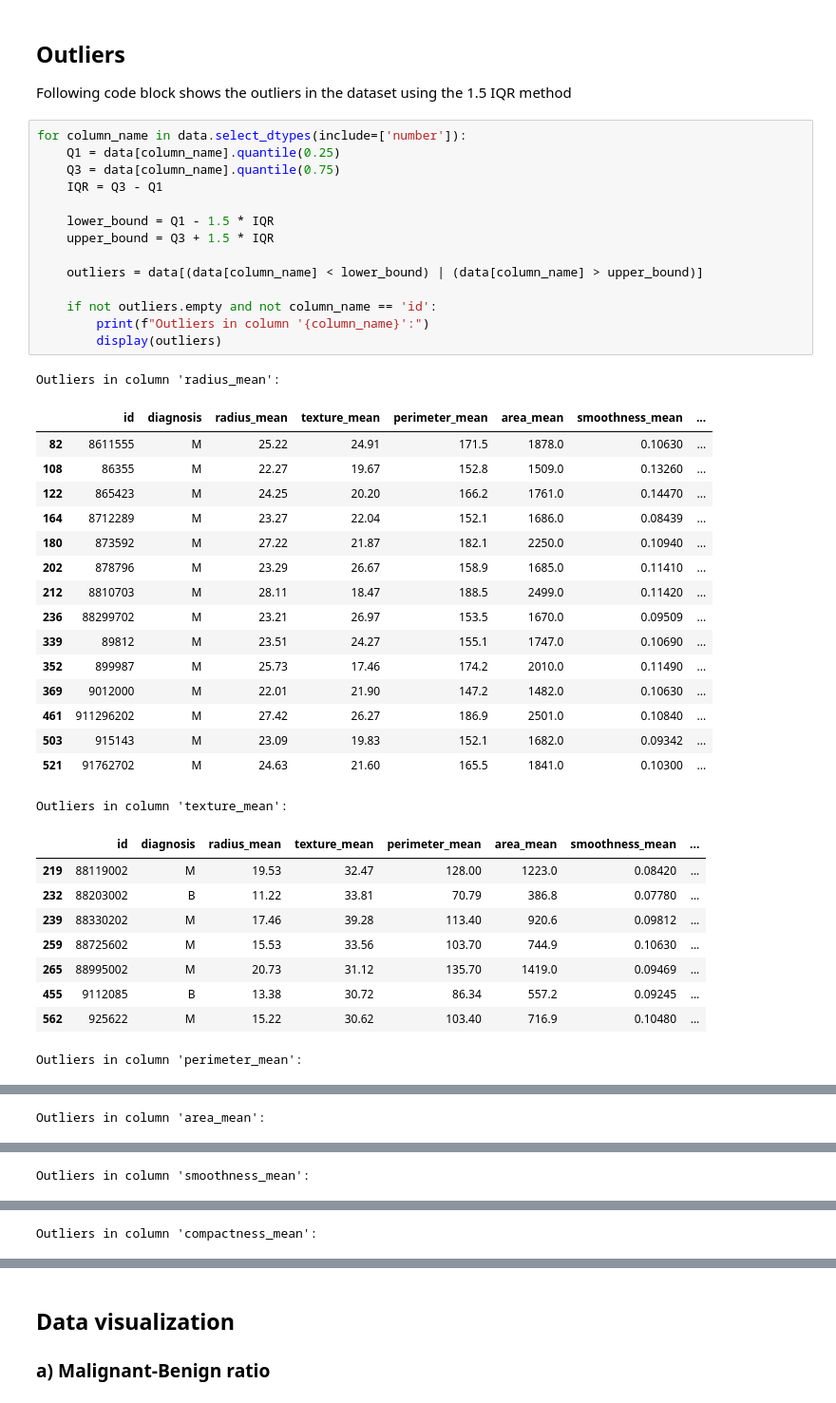
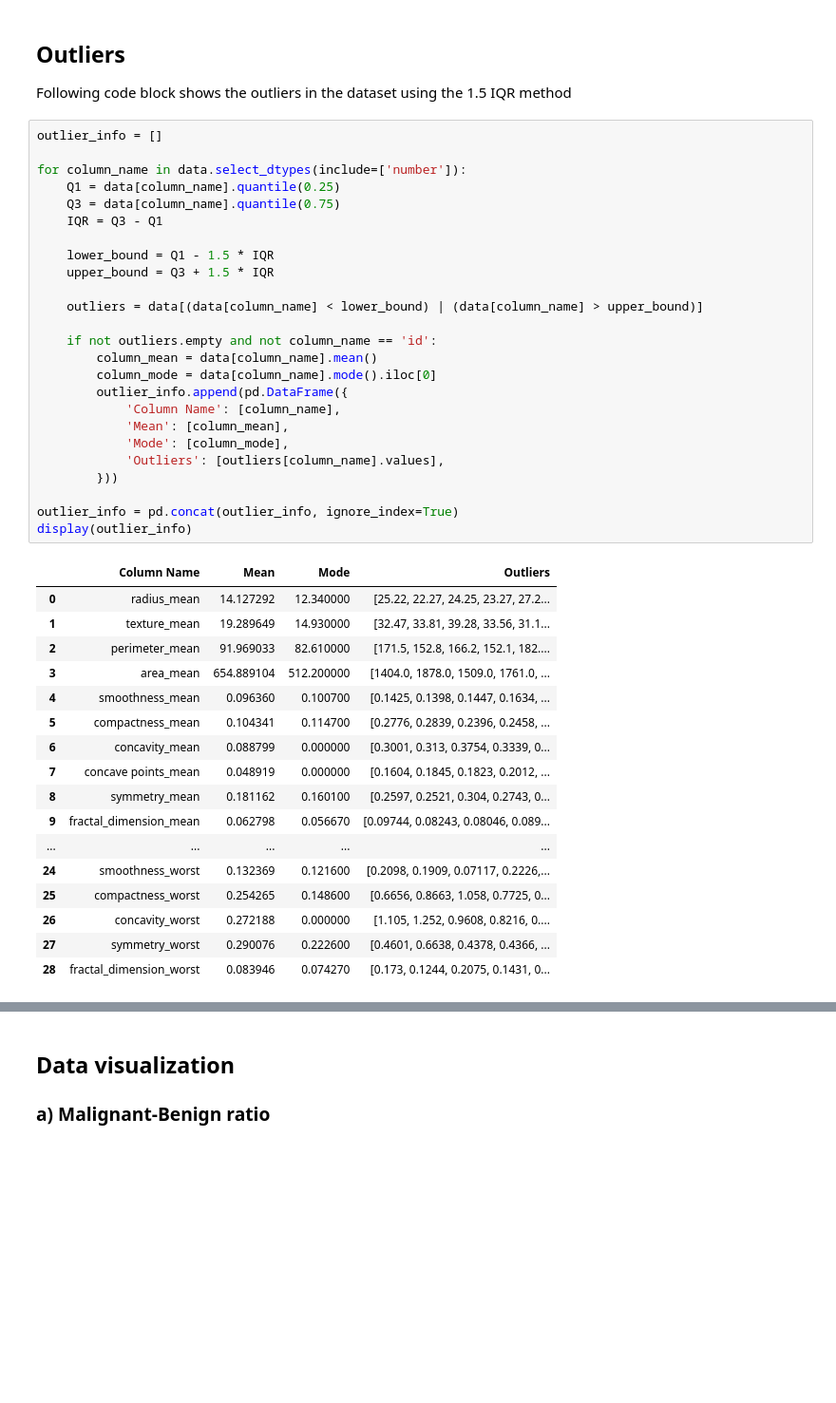
Before and after one commit to matijapavlovic8/breast-cancer-classification, a Jupyter notebook: breast-cancer-classification.ipynb, the cells around one changed output, grey strips where cells are left out. Shown at 95% size. Drawn from its saved outputs; the diff is of its cells as text; blank space fills up the shorter version.

Commit message:
Outlier info format fix.

```diff
--- a/breast-cancer-classification.ipynb
+++ b/breast-cancer-classification.ipynb
@@ -79,43 +79,45 @@ None
 
 Following code block shows the outliers in the dataset using the 1.5 IQR method
 # %%
+outlier_info = []
+
 for column_name in data.select_dtypes(include=['number']):
     Q1 = data[column_name].quantile(0.25)
     Q3 = data[column_name].quantile(0.75)
     IQR = Q3 - Q1
 
     lower_bound = Q1 - 1.5 * IQR
     upper_bound = Q3 + 1.5 * IQR
 
     outliers = data[(data[column_name] < lower_bound) | (data[column_name] > upper_bound)]
 
     if not outliers.empty and not column_name == 'id':
-        print(f"Outliers in column '{column_name}':")
-        display(outliers)
+        column_mean = data[column_name].mean()
+        column_mode = data[column_name].mode().iloc[0]
+        outlier_info.append(pd.DataFrame({
+            'Column Name': [column_name],
+            'Mean': [column_mean],
+            'Mode': [column_mode],
+            'Outliers': [outliers[column_name].values],
+        }))
+
+outlier_info = pd.concat(outlier_info, ignore_index=True)
+display(outlier_info)
 # %% [output]
-Outliers in column 'radius_mean':
-|  | id | diagnosis | radius_mean | texture_mean | perimeter_mean | area_mean | smoothness_mean | ... |
-| 82 | 8611555 | M | 25.22 | 24.91 | 171.5 | 1878.0 | 0.10630 | ... |
-| 108 | 86355 | M | 22.27 | 19.67 | 152.8 | 1509.0 | 0.13260 | ... |
-| 122 | 865423 | M | 24.25 | 20.20 | 166.2 | 1761.0 | 0.14470 | ... |
-| 164 | 8712289 | M | 23.27 | 22.04 | 152.1 | 1686.0 | 0.08439 | ... |
-| 180 | 873592 | M | 27.22 | 21.87 | 182.1 | 2250.0 | 0.10940 | ... |
-| 202 | 878796 | M | 23.29 | 26.67 | 158.9 | 1685.0 | 0.11410 | ... |
-| 212 | 8810703 | M | 28.11 | 18.47 | 188.5 | 2499.0 | 0.11420 | ... |
-| 236 | 88299702 | M | 23.21 | 26.97 | 153.5 | 1670.0 | 0.09509 | ... |
-| 339 | 89812 | M | 23.51 | 24.27 | 155.1 | 1747.0 | 0.10690 | ... |
-| 352 | 899987 | M | 25.73 | 17.46 | 174.2 | 2010.0 | 0.11490 | ... |
-| 369 | 9012000 | M | 22.01 | 21.90 | 147.2 | 1482.0 | 0.10630 | ... |
-| 461 | 911296202 | M | 27.42 | 26.27 | 186.9 | 2501.0 | 0.10840 | ... |
-| 503 | 915143 | M | 23.09 | 19.83 | 152.1 | 1682.0 | 0.09342 | ... |
-| 521 | 91762702 | M | 24.63 | 21.60 | 165.5 | 1841.0 | 0.10300 | ... |
+|  | Column Name | Mean | Mode | Outliers |
+| 0 | radius_mean | 14.127292 | 12.340000 | [25.22, 22.27, 24.25, 23.27, 27.2... |
+| 1 | texture_mean | 19.289649 | 14.930000 | [32.47, 33.81, 39.28, 33.56, 31.1... |
+| 2 | perimeter_mean | 91.969033 | 82.610000 | [171.5, 152.8, 166.2, 152.1, 182.... |
+| 3 | area_mean | 654.889104 | 512.200000 | [1404.0, 1878.0, 1509.0, 1761.0, ... |
+| 4 | smoothness_mean | 0.096360 | 0.100700 | [0.1425, 0.1398, 0.1447, 0.1634, ... |
+| 5 | compactness_mean | 0.104341 | 0.114700 | [0.2776, 0.2839, 0.2396, 0.2458, ... |
+| 6 | concavity_mean | 0.088799 | 0.000000 | [0.3001, 0.313, 0.3754, 0.3339, 0... |
+| 7 | concave points_mean | 0.048919 | 0.000000 | [0.1604, 0.1845, 0.1823, 0.2012, ... |
+| 8 | symmetry_mean | 0.181162 | 0.160100 | [0.2597, 0.2521, 0.304, 0.2743, 0... |
+| 9 | fractal_dimension_mean | 0.062798 | 0.056670 | [0.09744, 0.08243, 0.08046, 0.089... |
+| ... | ... | ... | ... | ... |
+| 24 | smoothness_worst | 0.132369 | 0.121600 | [0.2098, 0.1909, 0.07117, 0.2226,... |
+| 25 | compactness_worst | 0.254265 | 0.148600 | [0.6656, 0.8663, 1.058, 0.7725, 0... |
+| 26 | concavity_worst | 0.272188 | 0.000000 | [1.105, 1.252, 0.9608, 0.8216, 0.... |
+| 27 | symmetry_worst | 0.290076 | 0.222600 | [0.4601, 0.6638, 0.4378, 0.4366, ... |
+| 28 | fractal_dimension_worst | 0.083946 | 0.074270 | [0.173, 0.1244, 0.2075, 0.1431, 0... |
-Outliers in column 'texture_mean':
-|  | id | diagnosis | radius_mean | texture_mean | perimeter_mean | area_mean | smoothness_mean | ... |
-| 219 | 88119002 | M | 19.53 | 32.47 | 128.00 | 1223.0 | 0.08420 | ... |
-| 232 | 88203002 | B | 11.22 | 33.81 | 70.79 | 386.8 | 0.07780 | ... |
-| 239 | 88330202 | M | 17.46 | 39.28 | 113.40 | 920.6 | 0.09812 | ... |
-| 259 | 88725602 | M | 15.53 | 33.56 | 103.70 | 744.9 | 0.10630 | ... |
-| 265 | 88995002 | M | 20.73 | 31.12 | 135.70 | 1419.0 | 0.09469 | ... |
-| 455 | 9112085 | B | 13.38 | 30.72 | 86.34 | 557.2 | 0.09245 | ... |
-| 562 | 925622 | M | 15.22 | 30.62 | 103.40 | 716.9 | 0.10480 | ... |
-Outliers in column 'perimeter_mean':
@@ -136 +123,0 @@ Outliers in column 'perimeter_mean':
-Outliers in column 'area_mean':
@@ -154 +123,0 @@ Outliers in column 'area_mean':
-Outliers in column 'smoothness_mean':
@@ -162 +123,0 @@ Outliers in column 'smoothness_mean':
-Outliers in column 'compactness_mean':
```
Also changed, not shown: parts of 1 cell of this notebook.
